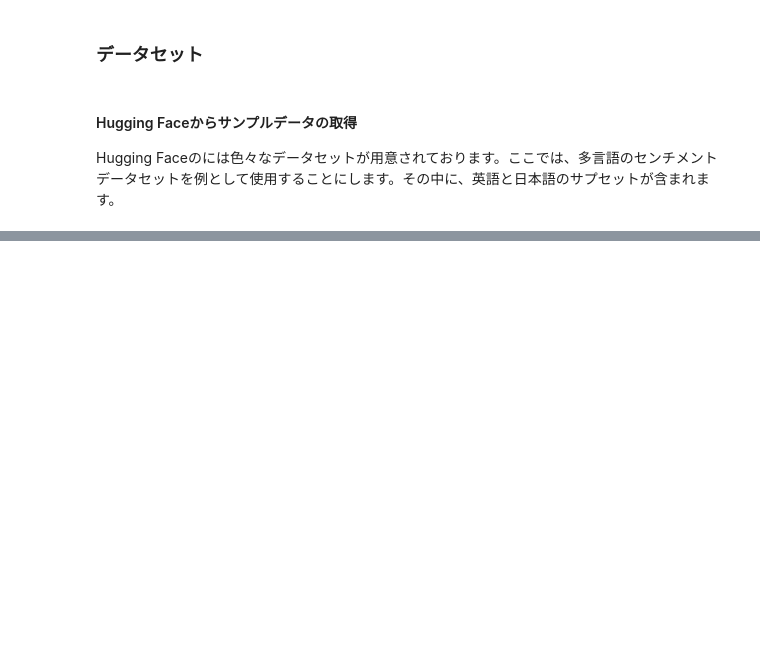
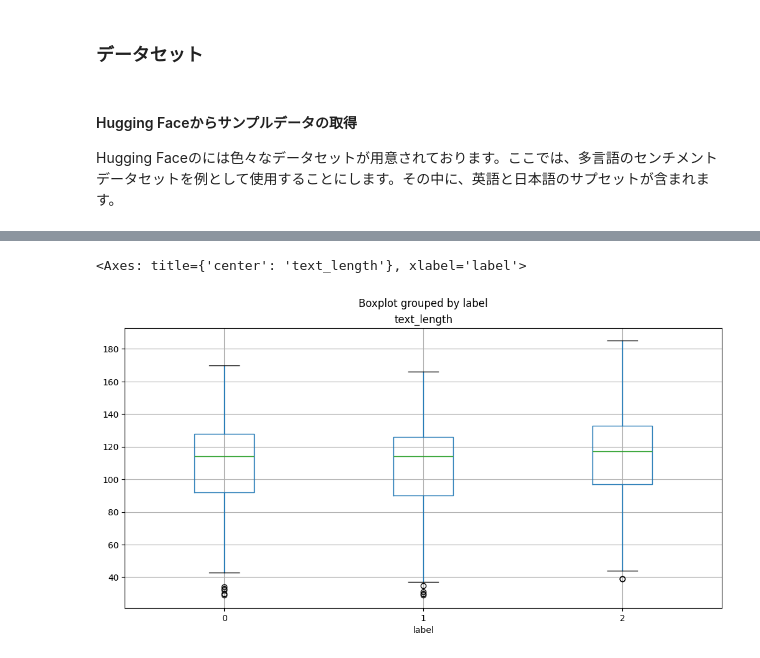
Before and after one commit to lvzeyu/css_nlp, a Jupyter notebook: notebook/bert_sentiment.ipynb, the cells around one changed output, grey strips where cells are left out. Saved outputs shown, nothing was run; the diff lists cells and outputs as text; code cells hidden in the pictures; blank space fills up the shorter version.

```diff
--- a/notebook/bert_sentiment.ipynb
+++ b/notebook/bert_sentiment.ipynb
@@ -40,0 +98,7 @@ Hugging Faceのには色々なデータセットが用意されております
+# %%
+train_df["text_length"]=train_df["text"].str.len()
+# %%
+train_df.boxplot(column="text_length", by="label", figsize=(12, 6))
+# %% [output]
+<Axes: title={'center': 'text_length'}, xlabel='label'>
+[figure, added]
```
Also changed, not shown: parts of 62 cells of this notebook, 3 other files.
